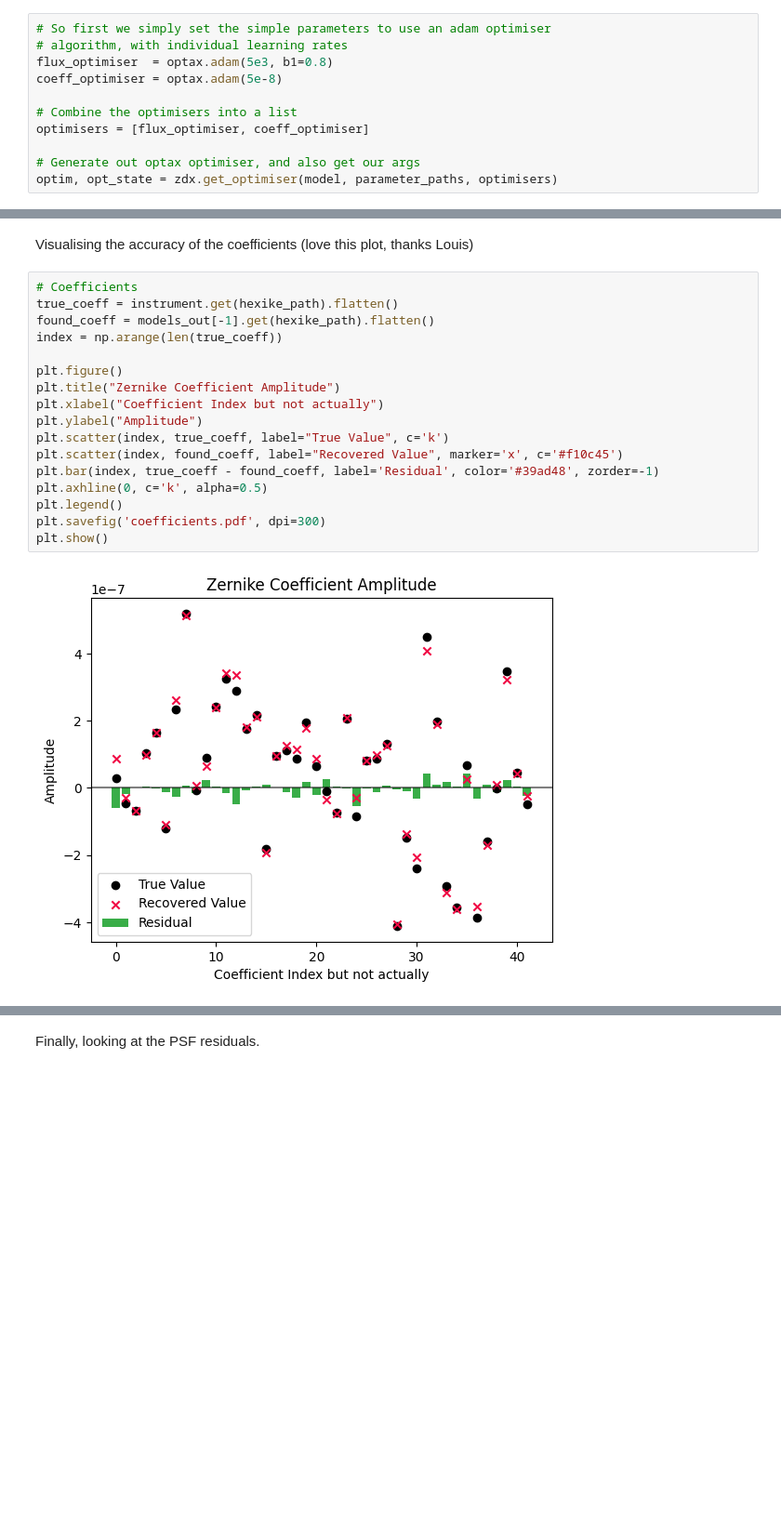
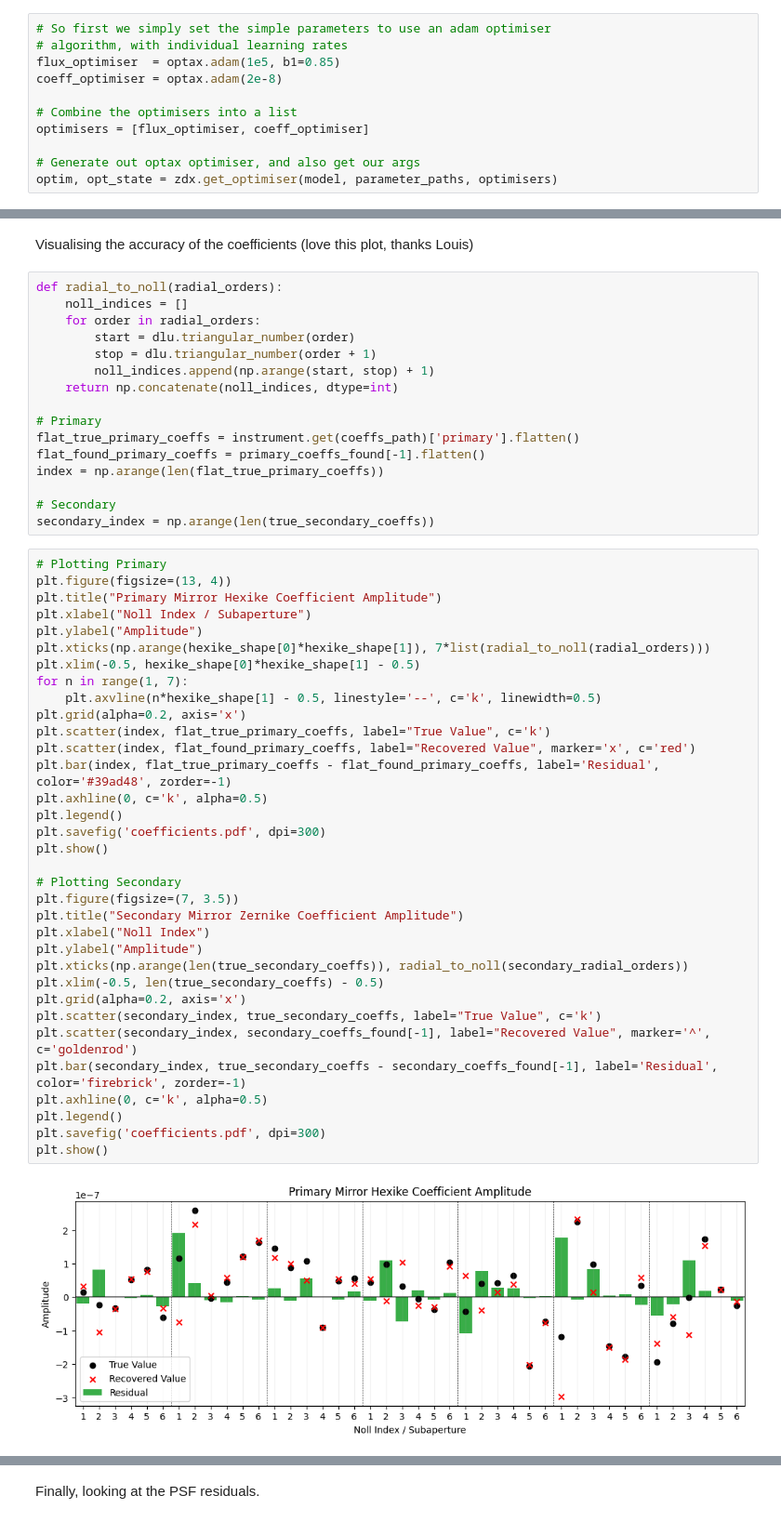
Before and after one commit to maxecharles/jwst-phd, a Jupyter notebook: sim_phase_retrieval.ipynb, the cells around one changed output, grey strips where cells are left out. Shown at 93% size. Cells and saved outputs as stored; diff of their text form; blank space fills up the shorter version.

```diff
--- a/sim_phase_retrieval.ipynb
+++ b/sim_phase_retrieval.ipynb
@@ -97,8 +146,8 @@ Creating our optimisers using optax - the `adam` algorithm is a gradient descent
 # %%
 # So first we simply set the simple parameters to use an adam optimiser
 # algorithm, with individual learning rates
-flux_optimiser  = optax.adam(5e3, b1=0.8)
-coeff_optimiser = optax.adam(5e-8)
+flux_optimiser  = optax.adam(1e5, b1=0.85)
+coeff_optimiser = optax.adam(2e-8)
 
 # Combine the optimisers into a list
 optimisers = [flux_optimiser, coeff_optimiser]
@@ -200,21 +259,54 @@ plt.show()
 # %% [markdown]
 Visualising the accuracy of the coefficients (love this plot, thanks Louis)
+# %%
+def radial_to_noll(radial_orders):
+    noll_indices = []
+    for order in radial_orders:
+        start = dlu.triangular_number(order)
+        stop = dlu.triangular_number(order + 1)
+        noll_indices.append(np.arange(start, stop) + 1)
+    return np.concatenate(noll_indices, dtype=int)
+
+# Primary
+flat_true_primary_coeffs = instrument.get(coeffs_path)['primary'].flatten()
+flat_found_primary_coeffs = primary_coeffs_found[-1].flatten()
+index = np.arange(len(flat_true_primary_coeffs))
+
+# Secondary
+secondary_index = np.arange(len(true_secondary_coeffs))
 # %%
-# Coefficients
-true_coeff = instrument.get(hexike_path).flatten()
-found_coeff = models_out[-1].get(hexike_path).flatten()
-index = np.arange(len(true_coeff))
-
-plt.figure()
-plt.title("Zernike Coefficient Amplitude")
-plt.xlabel("Coefficient Index but not actually")
+# Plotting Primary
+plt.figure(figsize=(13, 4))
+plt.title("Primary Mirror Hexike Coefficient Amplitude")
+plt.xlabel("Noll Index / Subaperture")
 plt.ylabel("Amplitude")
-plt.scatter(index, true_coeff, label="True Value", c='k')
-plt.scatter(index, found_coeff, label="Recovered Value", marker='x', c='#f10c45')
-plt.bar(index, true_coeff - found_coeff, label='Residual', color='#39ad48', zorder=-1)
+plt.xticks(np.arange(hexike_shape[0]*hexike_shape[1]), 7*list(radial_to_noll(radial_orders)))
+plt.xlim(-0.5, hexike_shape[0]*hexike_shape[1] - 0.5)
+for n in range(1, 7):
+    plt.axvline(n*hexike_shape[1] - 0.5, linestyle='--', c='k', linewidth=0.5)
+plt.grid(alpha=0.2, axis='x')
+plt.scatter(index, flat_true_primary_coeffs, label="True Value", c='k')
+plt.scatter(index, flat_found_primary_coeffs, label="Recovered Value", marker='x', c='red')
+plt.bar(index, flat_true_primary_coeffs - flat_found_primary_coeffs, label='Residual', color='#39ad48', zorder=-1)
 plt.axhline(0, c='k', alpha=0.5)
 plt.legend()
 plt.savefig('coefficients.pdf', dpi=300)
 plt.show()
+
+# Plotting Secondary
+plt.figure(figsize=(7, 3.5))
+plt.title("Secondary Mirror Zernike Coefficient Amplitude")
+plt.xlabel("Noll Index")
+plt.ylabel("Amplitude")
+plt.xticks(np.arange(len(true_secondary_coeffs)), radial_to_noll(secondary_radial_orders))
+plt.xlim(-0.5, len(true_secondary_coeffs) - 0.5)
+plt.grid(alpha=0.2, axis='x')
+plt.scatter(secondary_index, true_secondary_coeffs, label="True Value", c='k')
+plt.scatter(secondary_index, secondary_coeffs_found[-1], label="Recovered Value", marker='^', c='goldenrod')
+plt.bar(secondary_index, true_secondary_coeffs - secondary_coeffs_found[-1], label='Residual', color='firebrick', zorder=-1)
+plt.axhline(0, c='k', alpha=0.5)
+plt.legend()
+plt.savefig('coefficients.pdf', dpi=300)
+plt.show()
 # %% [output]
-[figure, old version]
+[figure, new version]
```
Also changed, not shown: parts of 22 cells of this notebook, 4 other files.
